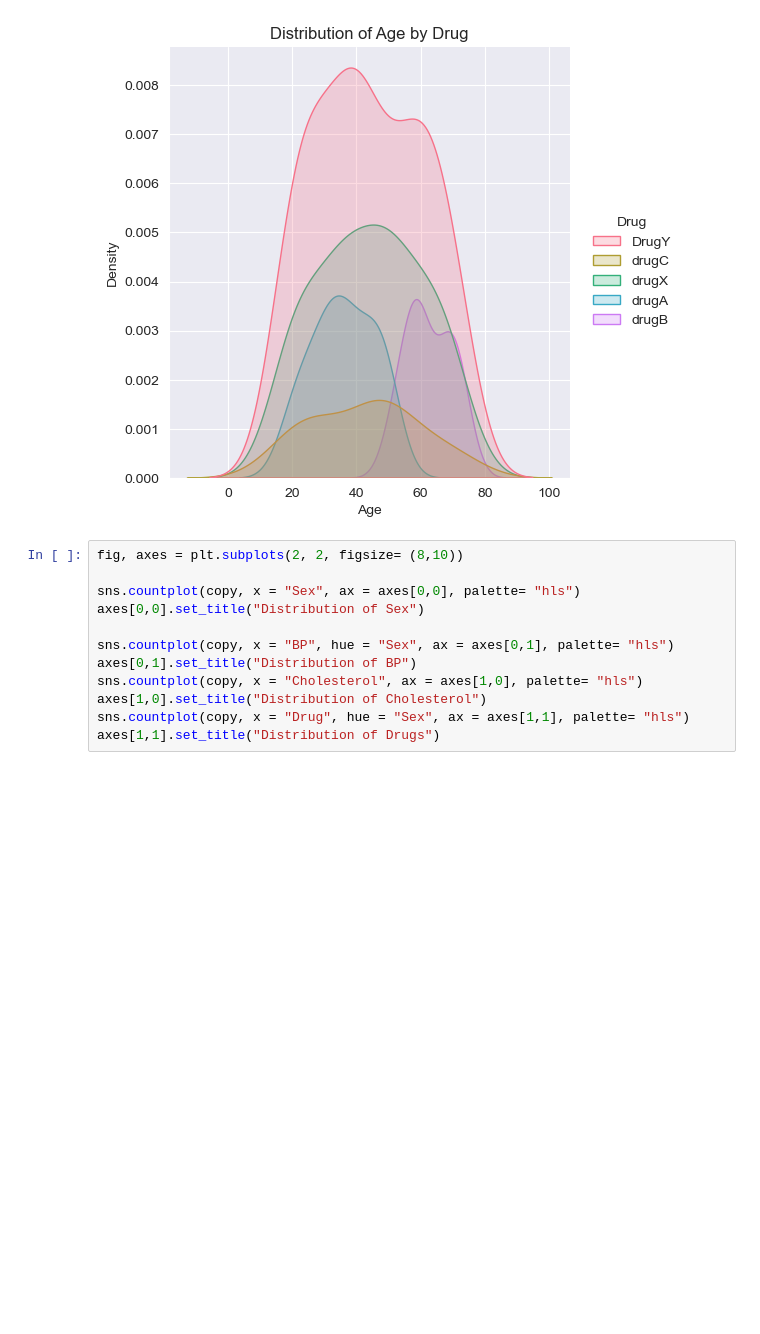
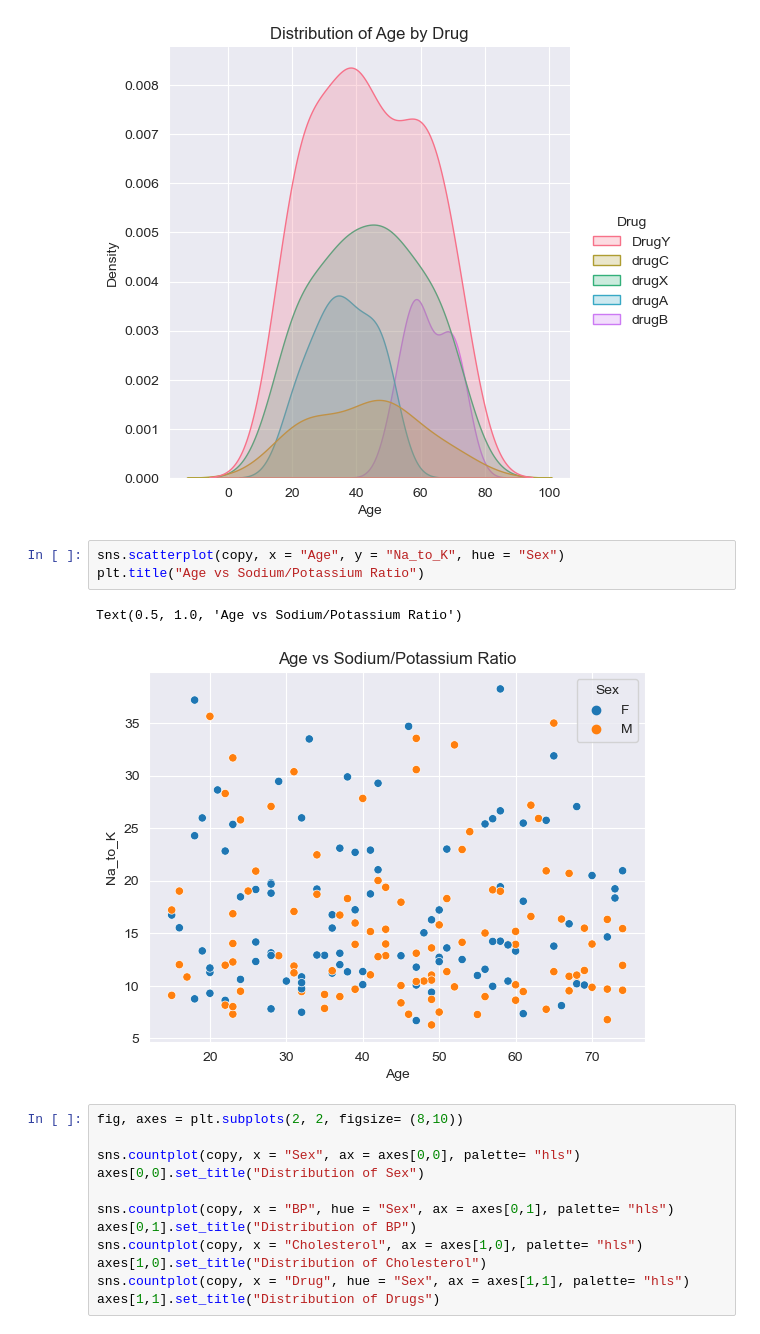
Before and after one commit to Miraakbutnotded/ClassificationModels, a Jupyter notebook: Classification1.ipynb, the cells around one changed output. Cells and saved outputs as stored; diff of their text form; blank space fills up the shorter version.

```diff
--- a/Classification1.ipynb
+++ b/Classification1.ipynb
@@ -83,6 +105,12 @@ plt.ylabel("Density")
 plt.show()
 # %% [output]
 [figure]
+# %%
+sns.scatterplot(copy, x = "Age", y = "Na_to_K", hue = "Sex")
+plt.title("Age vs Sodium/Potassium Ratio")
+# %% [output]
+Text(0.5, 1.0, 'Age vs Sodium/Potassium Ratio')
+[figure, added]
 # %%
 fig, axes = plt.subplots(2, 2, figsize= (8,10))
 
```
Also changed, not shown: parts of 10 cells of this notebook.
